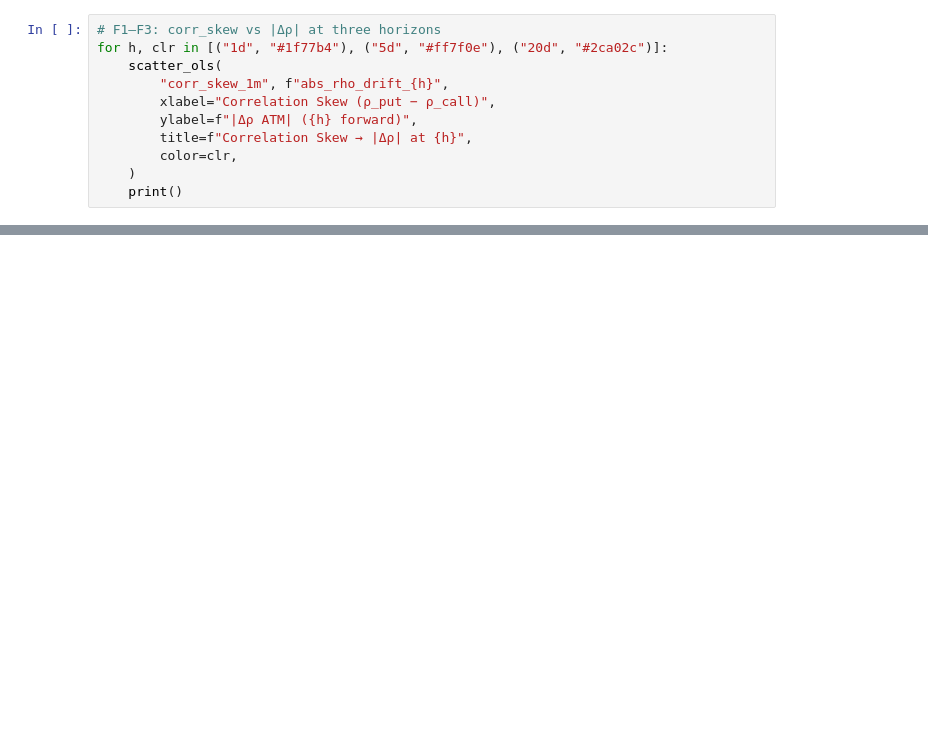
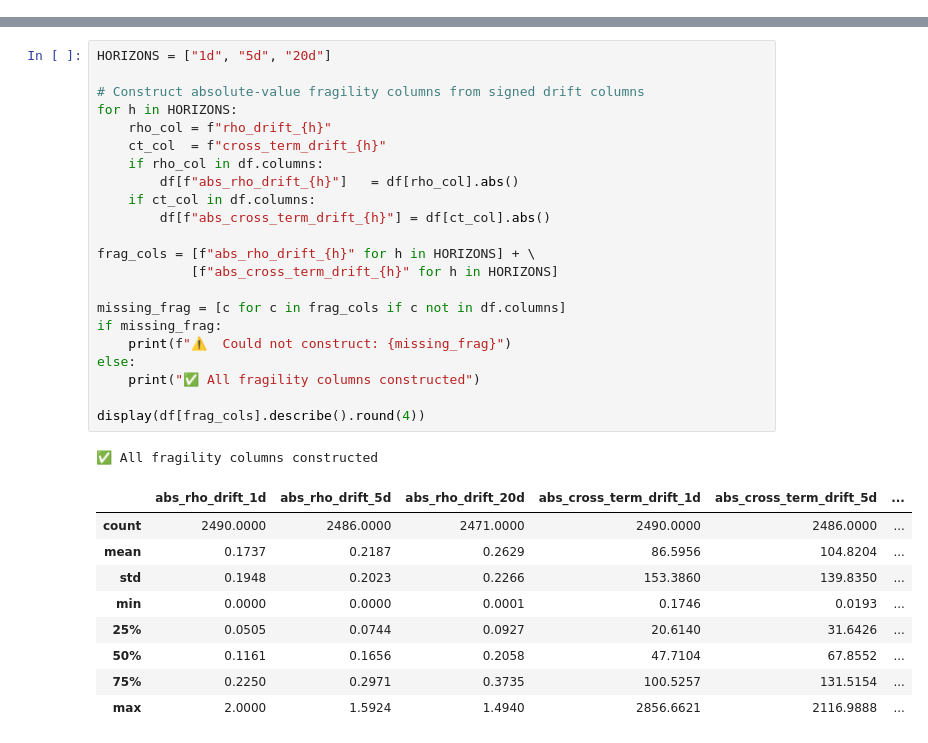
Before and after one commit to kevin-m-chang/MATH-86-Quanto-Project, a Jupyter notebook: notebooks/analysis_corr_skew.ipynb, the cells around one changed output, grey strips where cells are left out. Cells and saved outputs as stored; diff of their text form; blank space fills up the shorter version.

```diff
--- a/notebooks/analysis_corr_skew.ipynb
+++ b/notebooks/analysis_corr_skew.ipynb
@@ -169,11 +0,0 @@ def scatter_ols(x_col, y_col, xlabel, ylabel, title, color="#1f77b4"):
-# %%
-# F1–F3: corr_skew vs |Δρ| at three horizons
-for h, clr in [("1d", "#1f77b4"), ("5d", "#ff7f0e"), ("20d", "#2ca02c")]:
-    scatter_ols(
-        "corr_skew_1m", f"abs_rho_drift_{h}",
-        xlabel="Correlation Skew (ρ_put − ρ_call)",
-        ylabel=f"|Δρ ATM| ({h} forward)",
-        title=f"Correlation Skew → |Δρ| at {h}",
-        color=clr,
-    )
-    print()
@@ -414,0 +141,33 @@ STRESS REGIME: |Δ Cross-Term| at 5d by Corr-Skew Decile
+# %%
+HORIZONS = ["1d", "5d", "20d"]
+
+# Construct absolute-value fragility columns from signed drift columns
+for h in HORIZONS:
+    rho_col = f"rho_drift_{h}"
+    ct_col  = f"cross_term_drift_{h}"
+    if rho_col in df.columns:
+        df[f"abs_rho_drift_{h}"]   = df[rho_col].abs()
+    if ct_col in df.columns:
+        df[f"abs_cross_term_drift_{h}"] = df[ct_col].abs()
+
+frag_cols = [f"abs_rho_drift_{h}" for h in HORIZONS] + \
+            [f"abs_cross_term_drift_{h}" for h in HORIZONS]
+
+missing_frag = [c for c in frag_cols if c not in df.columns]
+if missing_frag:
+    print(f"⚠️  Could not construct: {missing_frag}")
+else:
+    print("✅ All fragility columns constructed")
+
+display(df[frag_cols].describe().round(4))
+# %% [output]
+✅ All fragility columns constructed
+|  | abs_rho_drift_1d | abs_rho_drift_5d | abs_rho_drift_20d | abs_cross_term_drift_1d | abs_cross_term_drift_5d | ... |
+| count | 2490.0000 | 2486.0000 | 2471.0000 | 2490.0000 | 2486.0000 | ... |
+| mean | 0.1737 | 0.2187 | 0.2629 | 86.5956 | 104.8204 | ... |
+| std | 0.1948 | 0.2023 | 0.2266 | 153.3860 | 139.8350 | ... |
+| min | 0.0000 | 0.0000 | 0.0001 | 0.1746 | 0.0193 | ... |
+| 25% | 0.0505 | 0.0744 | 0.0927 | 20.6140 | 31.6426 | ... |
+| 50% | 0.1161 | 0.1656 | 0.2058 | 47.7104 | 67.8552 | ... |
+| 75% | 0.2250 | 0.2971 | 0.3735 | 100.5257 | 131.5154 | ... |
+| max | 2.0000 | 1.5924 | 1.4940 | 2856.6621 | 2116.9888 | ... |
```
Also changed, not shown: parts of 35 cells of this notebook.
